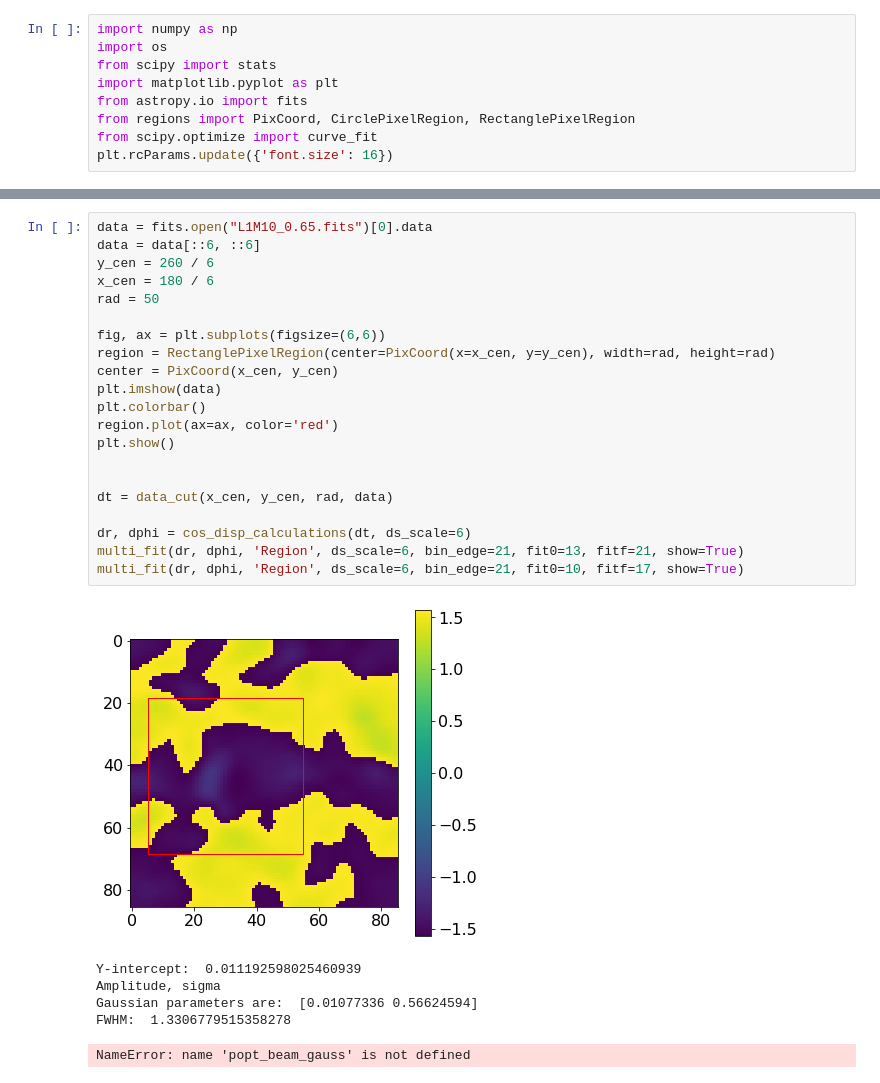
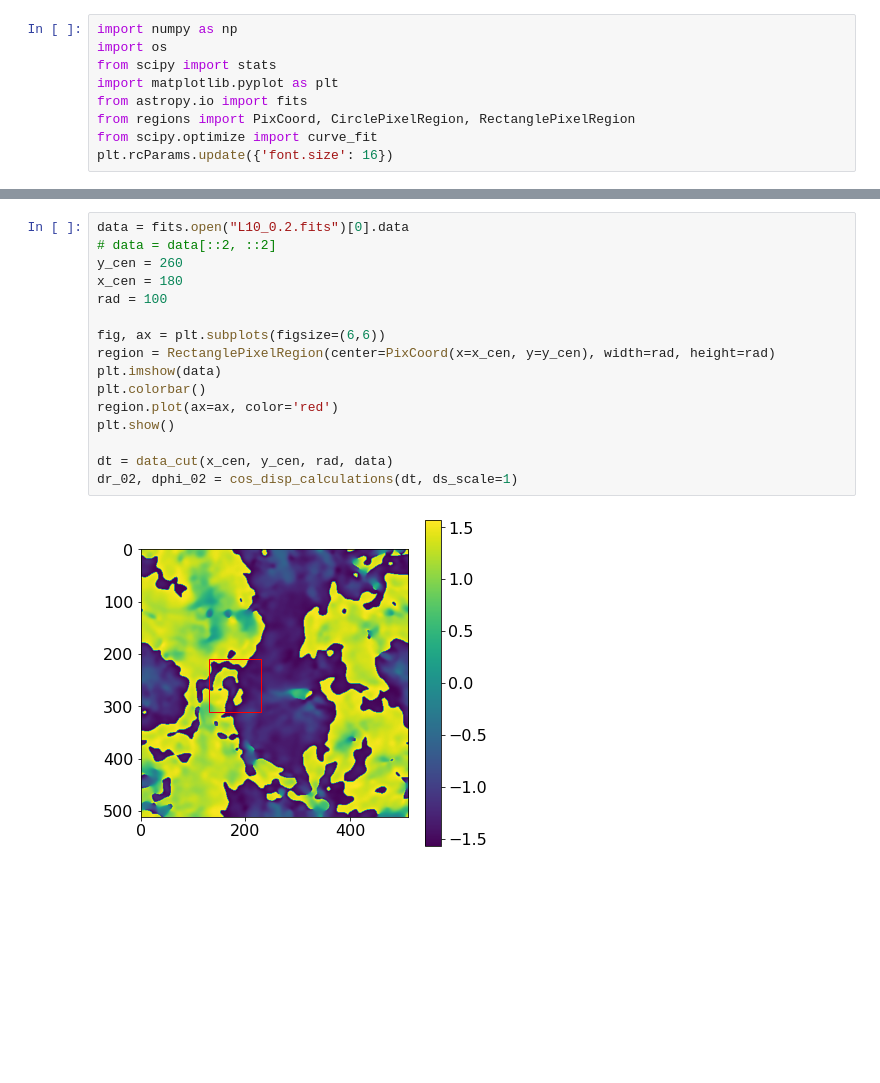
Before and after one commit to parkji30/PyDCF, a Jupyter notebook: testing/cos_disp_simulation_multifit.ipynb, the cells around one changed output, grey strips where cells are left out. Saved outputs shown, nothing was run; the diff lists cells and outputs as text; blank space fills up the shorter version.

```diff
--- a/testing/cos_disp_simulation_multifit.ipynb
+++ b/testing/cos_disp_simulation_multifit.ipynb
@@ -213,28 +218,18 @@ os.chdir("/Users/a16472/Desktop/")
 # %%
-data = fits.open("L1M10_0.65.fits")[0].data
-data = data[::6, ::6]
-y_cen = 260 / 6
-x_cen = 180 / 6
-rad = 50
+data = fits.open("L10_0.2.fits")[0].data
+# data = data[::2, ::2]
+y_cen = 260
+x_cen = 180
+rad = 100
 
 fig, ax = plt.subplots(figsize=(6,6))
 region = RectanglePixelRegion(center=PixCoord(x=x_cen, y=y_cen), width=rad, height=rad)
-center = PixCoord(x_cen, y_cen)
 plt.imshow(data)
 plt.colorbar()
 region.plot(ax=ax, color='red')
 plt.show()
 
-
 dt = data_cut(x_cen, y_cen, rad, data)
-
-dr, dphi = cos_disp_calculations(dt, ds_scale=6)
-multi_fit(dr, dphi, 'Region', ds_scale=6, bin_edge=21, fit0=13, fitf=21, show=True)
-multi_fit(dr, dphi, 'Region', ds_scale=6, bin_edge=21, fit0=10, fitf=17, show=True)
+dr_02, dphi_02 = cos_disp_calculations(dt, ds_scale=1)
 # %% [output]
-[figure, old version]
+[figure, new version]
-Y-intercept:  0.011192598025460939
-Amplitude, sigma
-Gaussian parameters are:  [0.01077336 0.56624594]
-FWHM:  1.3306779515358278
-NameError: name 'popt_beam_gauss' is not defined
```
Also changed, not shown: parts of 9 cells of this notebook, 26 other files.
